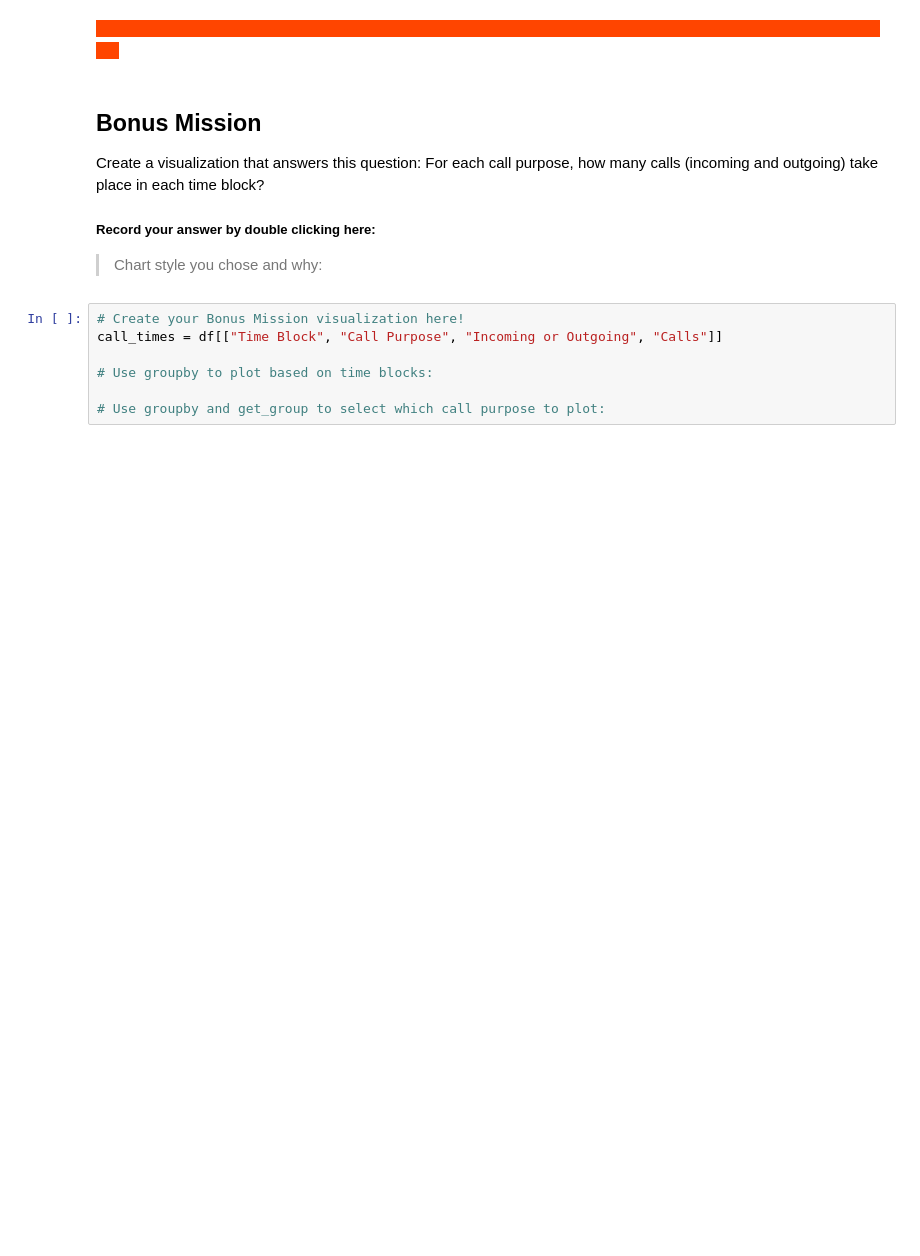
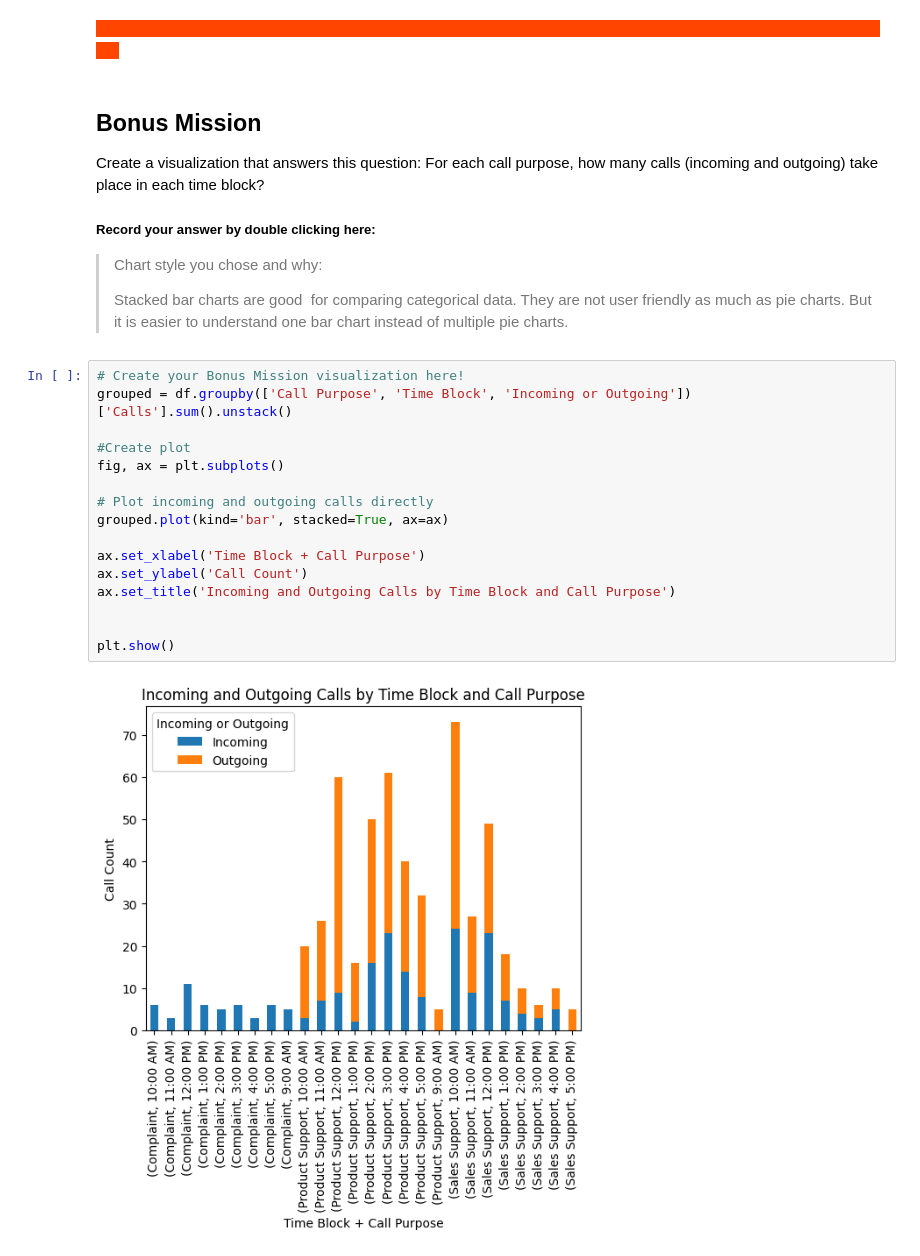
Before and after one commit to lsm08/call-center-cleanup-assignment, a Jupyter notebook: Call_Center_Cleanup.ipynb, the cells around one changed output. Saved outputs shown, nothing was run; the diff lists cells and outputs as text; blank space fills up the shorter version.

```diff
--- a/Call_Center_Cleanup.ipynb
+++ b/Call_Center_Cleanup.ipynb
@@ -440,14 +549,29 @@ With what you know now about the two call centers and the entire company, answer
 <span style="background-color:orangered; color:orangered;">- - - - - - - - - - - - - - - - - - - - - - - - - - - - - - - - - - - - - - - - - - - - - - - - - - - - - - - - - - - - - - - - - - - - - - - - - - - - - - - - - - - - - - - - -</span>
 # %% [markdown]
 ## Bonus Mission
+
 Create a visualization that answers this question: For each call purpose, how many calls (incoming and outgoing) take place in each time block?
+
 ##### Record your answer by double clicking here:
 
 > Chart style you chose and why:
+>
+> Stacked bar charts are good  for comparing categorical data. They are not user friendly as much as pie charts. But it is easier to understand one bar chart instead of multiple pie charts.
-# %%
-# Create your Bonus Mission visualization here!
-call_times = df[["Time Block", "Call Purpose", "Incoming or Outgoing", "Calls"]]
-
-# Use groupby to plot based on time blocks:
-
-# Use groupby and get_group to select which call purpose to plot:
+# %%
+# Create your Bonus Mission visualization here!
+grouped = df.groupby(['Call Purpose', 'Time Block', 'Incoming or Outgoing'])['Calls'].sum().unstack()
+
+#Create plot
+fig, ax = plt.subplots()
+
+# Plot incoming and outgoing calls directly
+grouped.plot(kind='bar', stacked=True, ax=ax)
+
+ax.set_xlabel('Time Block + Call Purpose')
+ax.set_ylabel('Call Count')
+ax.set_title('Incoming and Outgoing Calls by Time Block and Call Purpose')
+
+
+plt.show()
+# %% [output]
+[figure, added]
```
Also changed, not shown: parts of 26 cells of this notebook.
